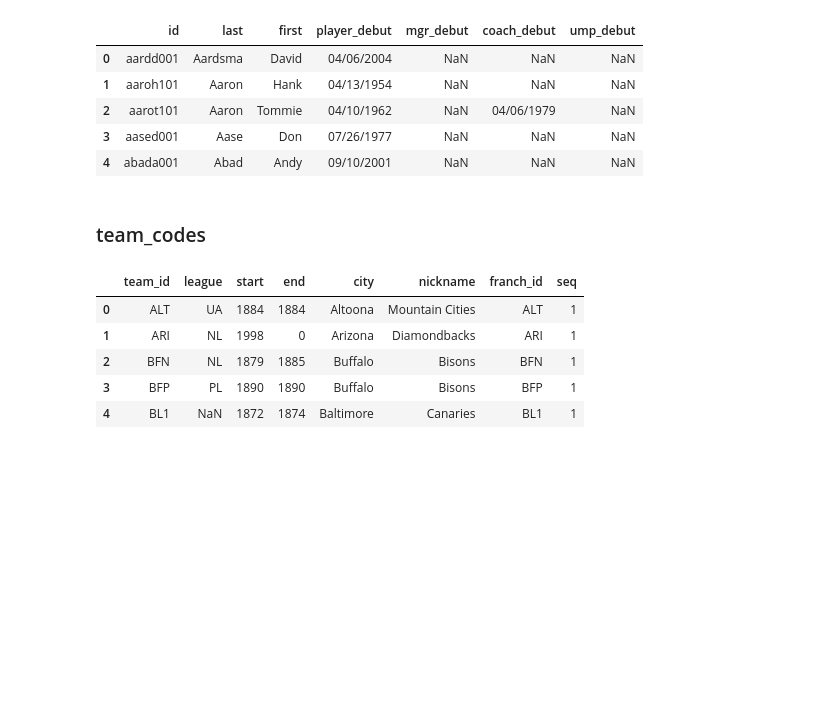
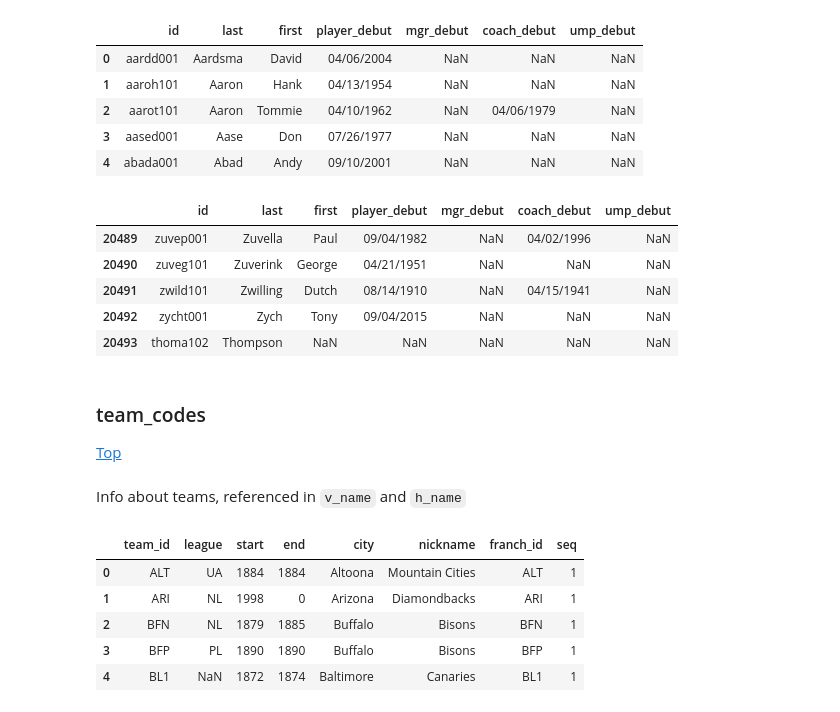
Before and after one commit to lucabro81/dataquest-projects, a Jupyter notebook: 11_designing_and_creating_a_database/designing_and_creating_a_database.ipynb, the cells around one changed output. Drawn from its saved outputs; the diff is of its cells as text; code cells hidden in the pictures; blank space fills up the shorter version.

```diff
--- a/11_designing_and_creating_a_database/designing_and_creating_a_database.ipynb
+++ b/11_designing_and_creating_a_database/designing_and_creating_a_database.ipynb
@@ -96,8 +384,20 @@ person_codes.head()
 | 2 | aarot101 | Aaron | Tommie | 04/10/1962 | NaN | 04/06/1979 | NaN |
 | 3 | aased001 | Aase | Don | 07/26/1977 | NaN | NaN | NaN |
 | 4 | abada001 | Abad | Andy | 09/10/2001 | NaN | NaN | NaN |
-# %% [markdown]
-### team_codes
+# %%
+person_codes.tail()
+# %% [output]
+|  | id | last | first | player_debut | mgr_debut | coach_debut | ump_debut |
+| 20489 | zuvep001 | Zuvella | Paul | 09/04/1982 | NaN | 04/02/1996 | NaN |
+| 20490 | zuveg101 | Zuverink | George | 04/21/1951 | NaN | NaN | NaN |
+| 20491 | zwild101 | Zwilling | Dutch | 08/14/1910 | NaN | 04/15/1941 | NaN |
+| 20492 | zycht001 | Zych | Tony | 09/04/2015 | NaN | NaN | NaN |
+| 20493 | thoma102 | Thompson | NaN | NaN | NaN | NaN | NaN |
+# %% [markdown]
+### <a id='team_codes'></a> team_codes
+[Top](#Index)
+# %% [markdown]
+Info about teams, referenced in `v_name` and `h_name`
 # %%
 team_codes = data['team_codes']
 team_codes.head()
```
Also changed, not shown: parts of 29 cells of this notebook, 1 other file.
